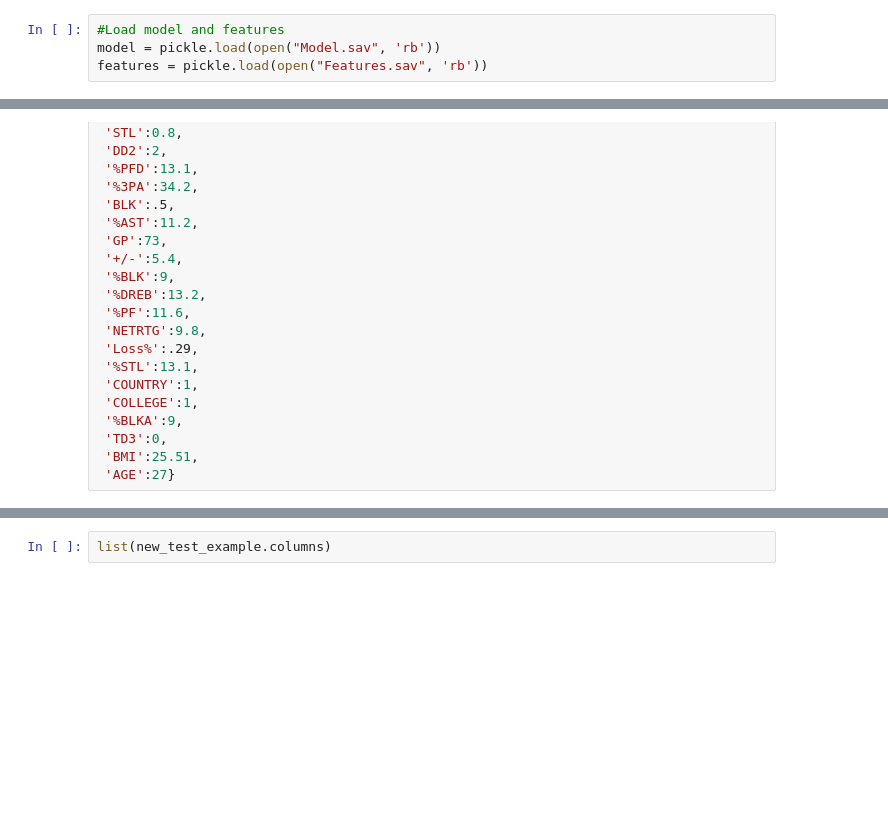
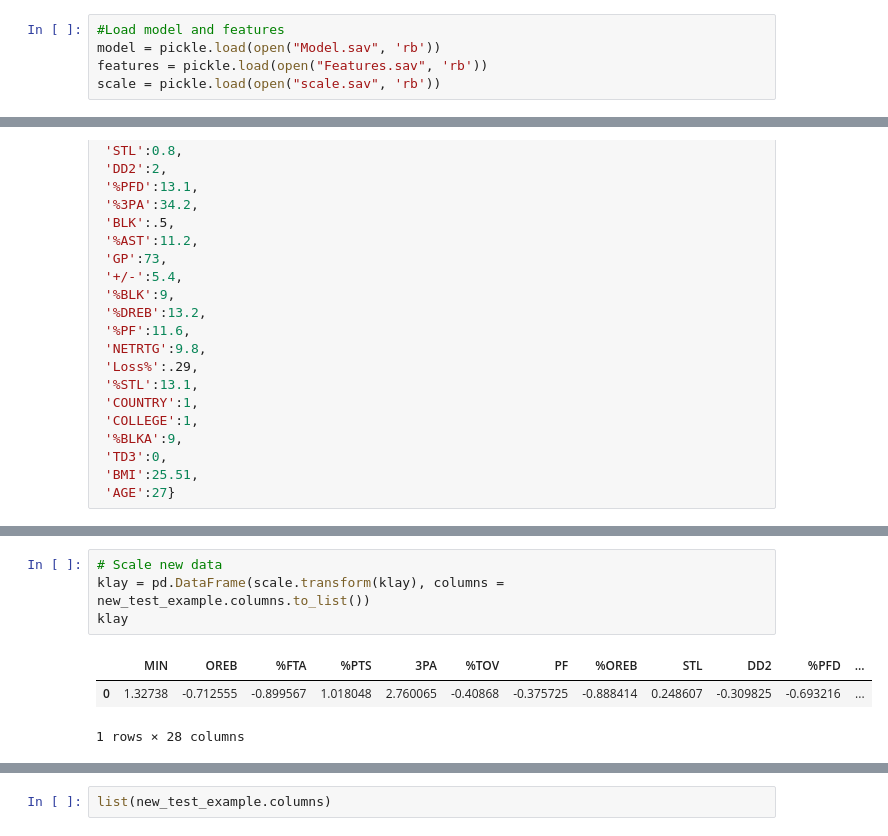
Before and after one commit to RH3421/NBA_Injury_Predictor_App, a Jupyter notebook: App.ipynb, the cells around one changed output, grey strips where cells are left out. Cells and saved outputs as stored; diff of their text form; blank space fills up the shorter version.

```diff
--- a/App.ipynb
+++ b/App.ipynb
@@ -11,6 +12,7 @@ from sklearn.metrics import accuracy_score, f1_score, roc_auc_score
 #Load model and features
 model = pickle.load(open("Model.sav", 'rb'))
 features = pickle.load(open("Features.sav", 'rb'))
+scale = pickle.load(open("scale.sav", 'rb'))
 # %%
 features
 # %% [output]
@@ -122,2 +168,10 @@ klay
+# %%
+# Scale new data
+klay = pd.DataFrame(scale.transform(klay), columns = new_test_example.columns.to_list())
+klay
+# %% [output]
+|  | MIN | OREB | %FTA | %PTS | 3PA | %TOV | PF | %OREB | STL | DD2 | %PFD | ... |
+| 0 | 1.32738 | -0.712555 | -0.899567 | 1.018048 | 2.760065 | -0.40868 | -0.375725 | -0.888414 | 0.248607 | -0.309825 | -0.693216 | ... |
+1 rows × 28 columns
 # %%
 # Proving we can use our model to predict on that!
```
Also changed, not shown: parts of 16 cells of this notebook, 4 other files.
